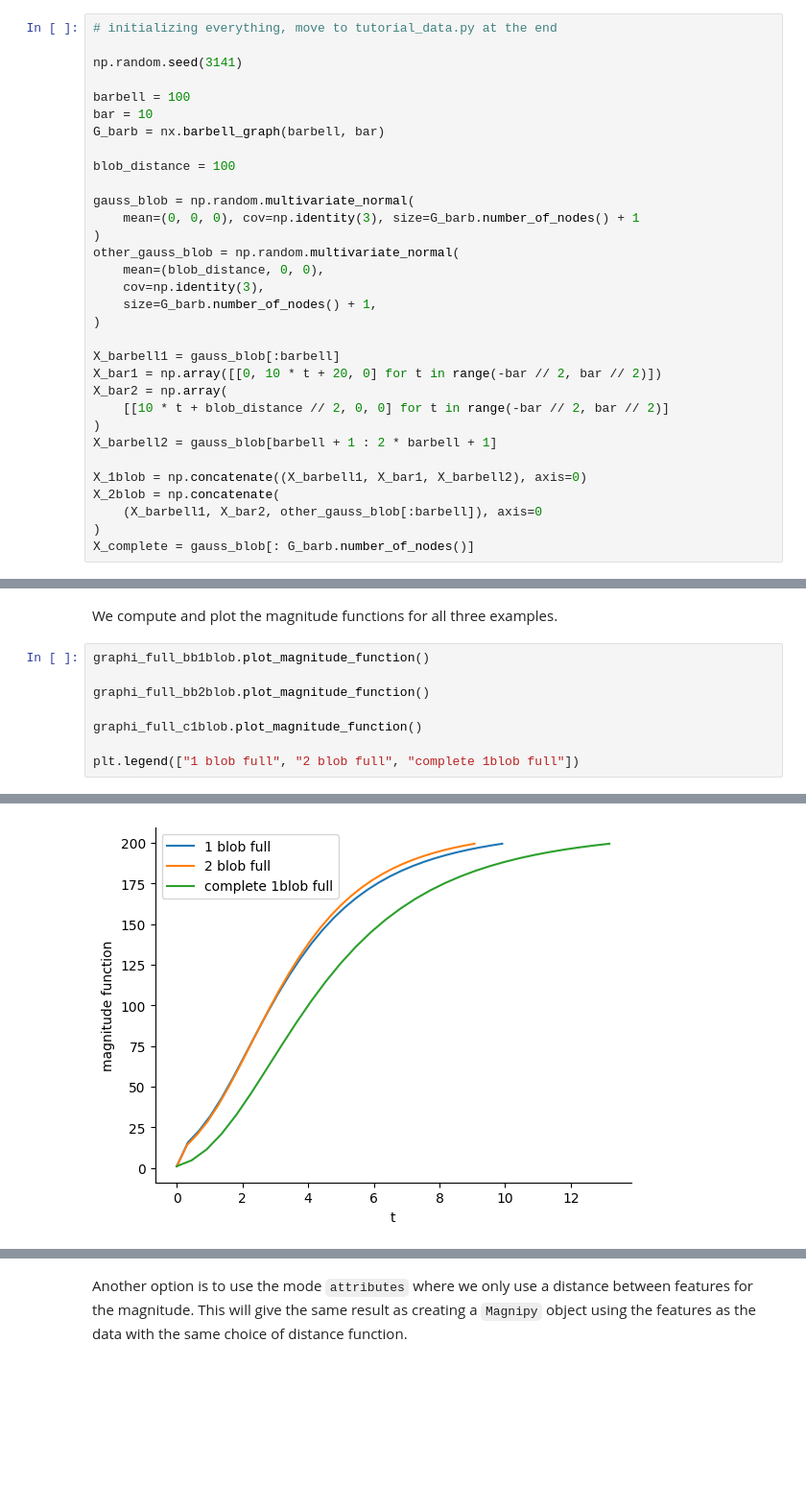
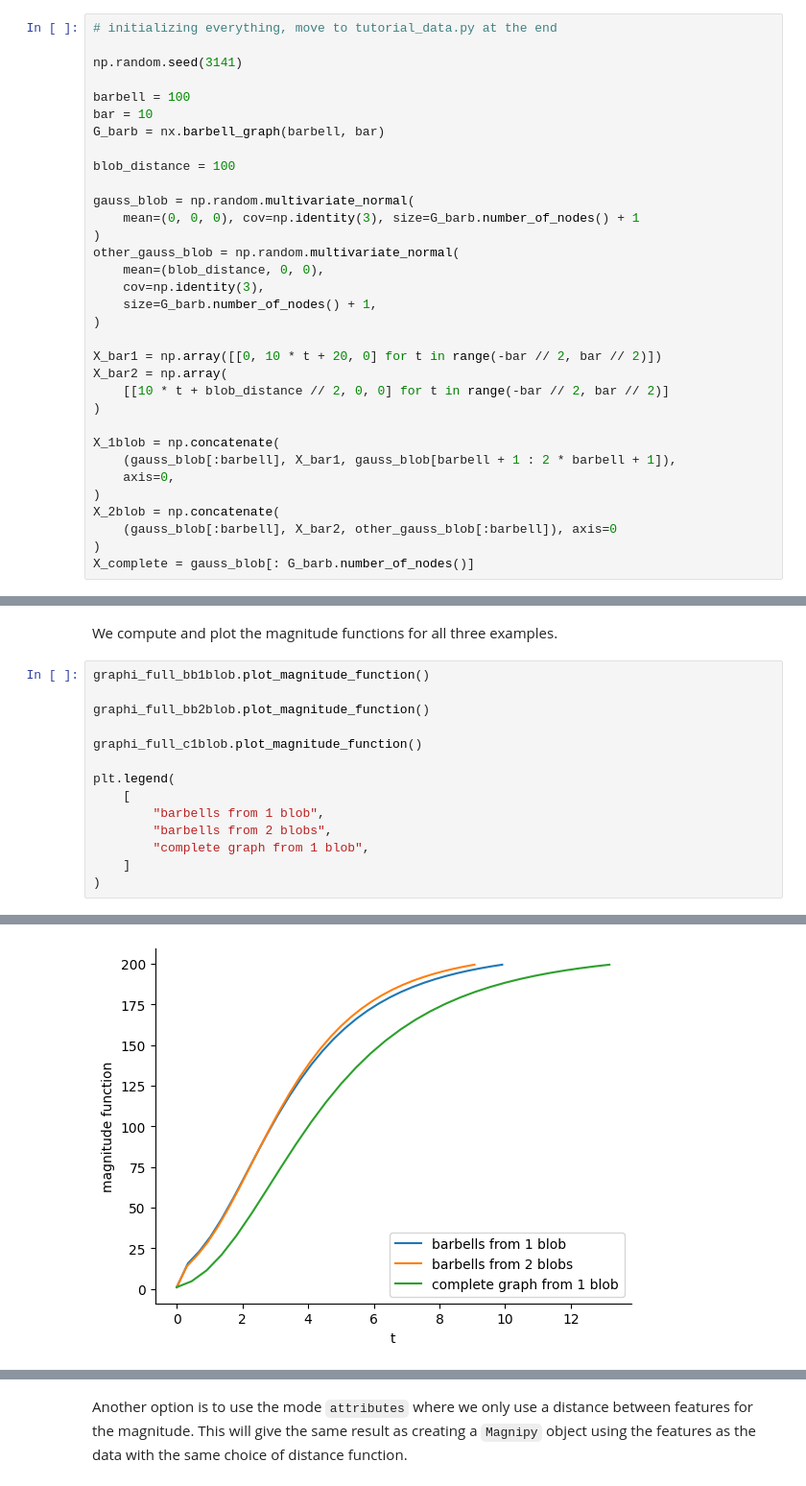
Before and after one commit to aidos-lab/magnipy, a Jupyter notebook: notebooks/graphipy_tutorial.ipynb, the cells around one changed output, grey strips where cells are left out. Shown at 96% size. Drawn from its saved outputs; the diff is of its cells as text; blank space fills up the shorter version.

```diff
--- a/notebooks/graphipy_tutorial.ipynb
+++ b/notebooks/graphipy_tutorial.ipynb
@@ -419,16 +236,17 @@ other_gauss_blob = np.random.multivariate_normal(
     size=G_barb.number_of_nodes() + 1,
 )
 
-X_barbell1 = gauss_blob[:barbell]
 X_bar1 = np.array([[0, 10 * t + 20, 0] for t in range(-bar // 2, bar // 2)])
 X_bar2 = np.array(
     [[10 * t + blob_distance // 2, 0, 0] for t in range(-bar // 2, bar // 2)]
 )
-X_barbell2 = gauss_blob[barbell + 1 : 2 * barbell + 1]
 
-X_1blob = np.concatenate((X_barbell1, X_bar1, X_barbell2), axis=0)
+X_1blob = np.concatenate(
+    (gauss_blob[:barbell], X_bar1, gauss_blob[barbell + 1 : 2 * barbell + 1]),
+    axis=0,
+)
 X_2blob = np.concatenate(
-    (X_barbell1, X_bar2, other_gauss_blob[:barbell]), axis=0
+    (gauss_blob[:barbell], X_bar2, other_gauss_blob[:barbell]), axis=0
 )
 X_complete = gauss_blob[: G_barb.number_of_nodes()]
 # %%
@@ -495,12 +313,18 @@ We compute and plot the magnitude functions for all three examples.
 # %%
 graphi_full_bb1blob.plot_magnitude_function()
 
 graphi_full_bb2blob.plot_magnitude_function()
 
 graphi_full_c1blob.plot_magnitude_function()
 
-plt.legend(["1 blob full", "2 blob full", "complete 1blob full"])
+plt.legend(
+    [
+        "barbells from 1 blob",
+        "barbells from 2 blobs",
+        "complete graph from 1 blob",
+    ]
+)
 # %% [output]
 <matplotlib.legend.Legend at 0x...>
-[figure, old version]
+[figure, new version]
 # %%
```
Also changed, not shown: parts of 42 cells of this notebook.
